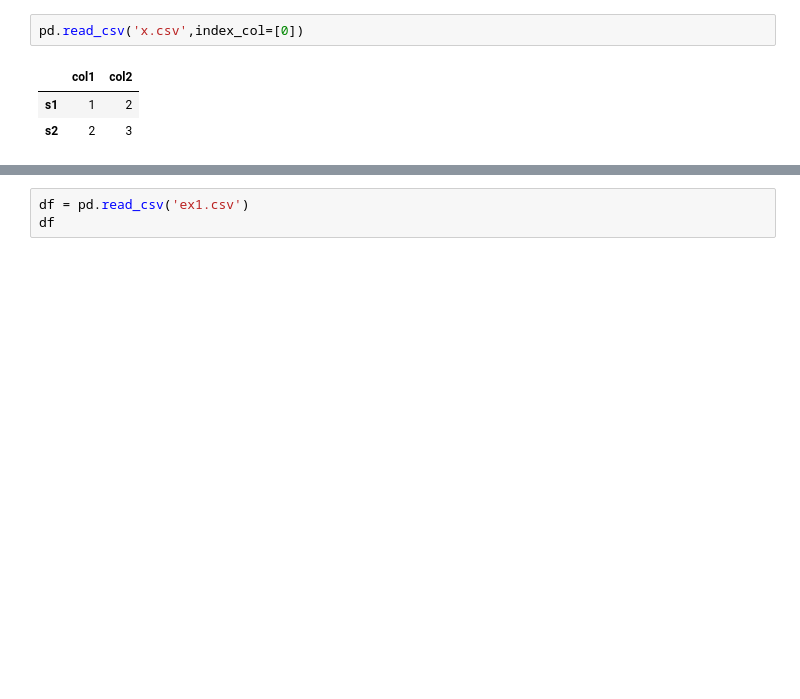
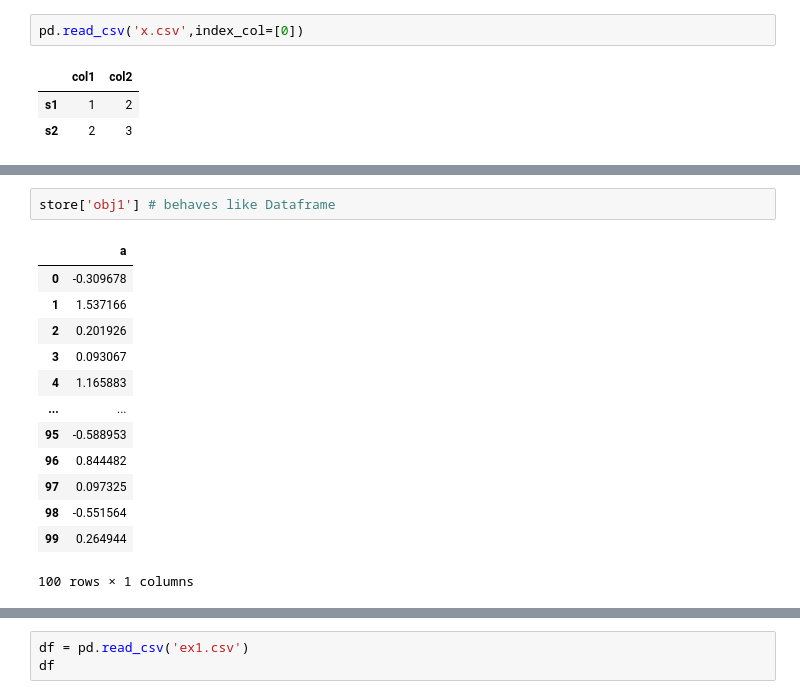
Before and after one commit to tedlasuresh/ML, a Jupyter notebook: Pandas/Pandas_basics/Pandas file read and write operation.ipynb, the cells around one changed output, grey strips where cells are left out. Cells and saved outputs as stored; diff of their text form; blank space fills up the shorter version.

```diff
--- a/Pandas/Pandas_basics/Pandas file read and write operation.ipynb
+++ b/Pandas/Pandas_basics/Pandas file read and write operation.ipynb
@@ -443,0 +831,16 @@ pd.read_csv('x.csv',index_col=[0])
+# %%
+store['obj1'] # behaves like Dataframe
+# %% [output]
+|  | a |
+| 0 | -0.309678 |
+| 1 | 1.537166 |
+| 2 | 0.201926 |
+| 3 | 0.093067 |
+| 4 | 1.165883 |
+| ... | ... |
+| 95 | -0.588953 |
+| 96 | 0.844482 |
+| 97 | 0.097325 |
+| 98 | -0.551564 |
+| 99 | 0.264944 |
+100 rows × 1 columns
```
Also changed, not shown: parts of 80 cells of this notebook, 7 other files.
